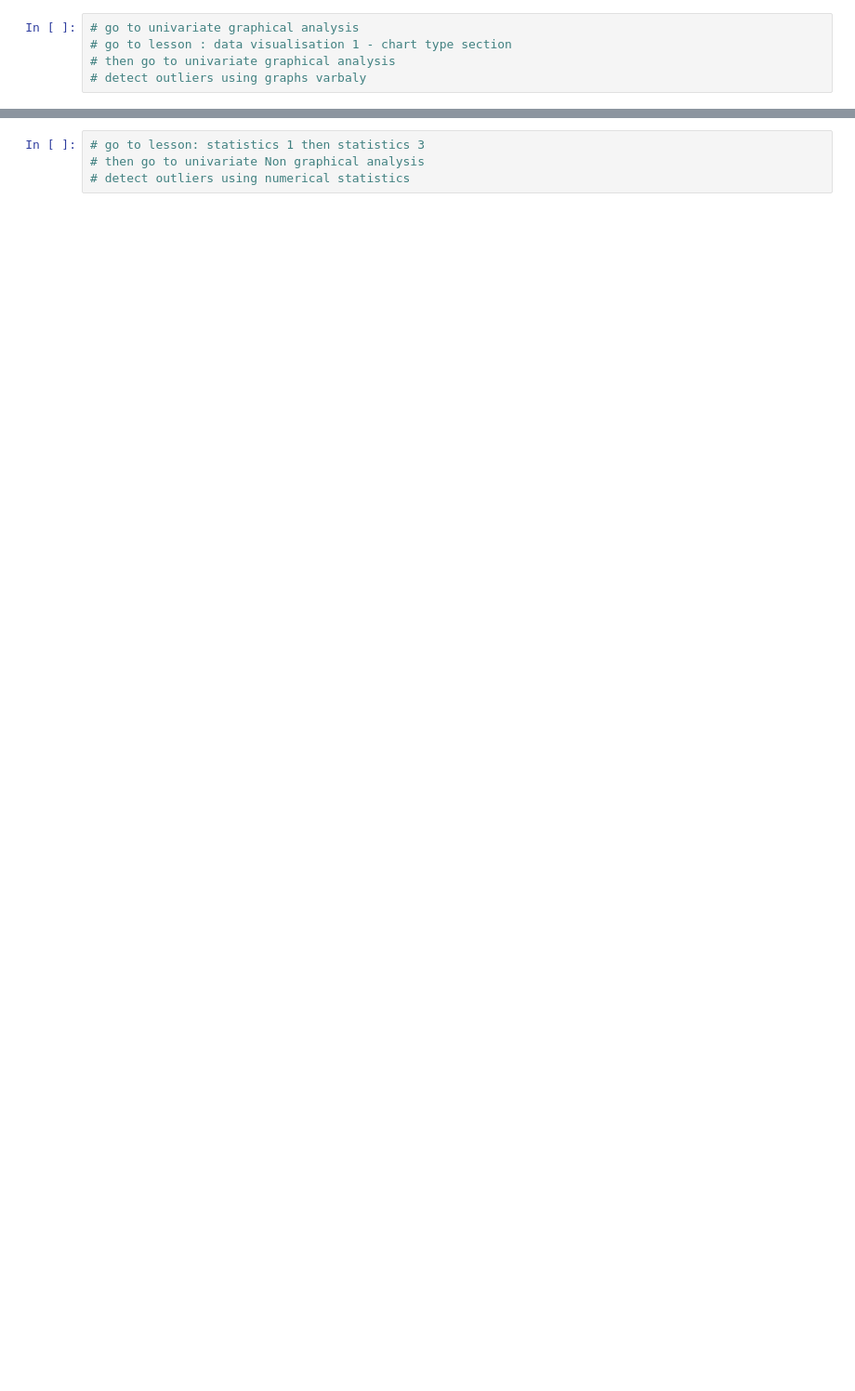
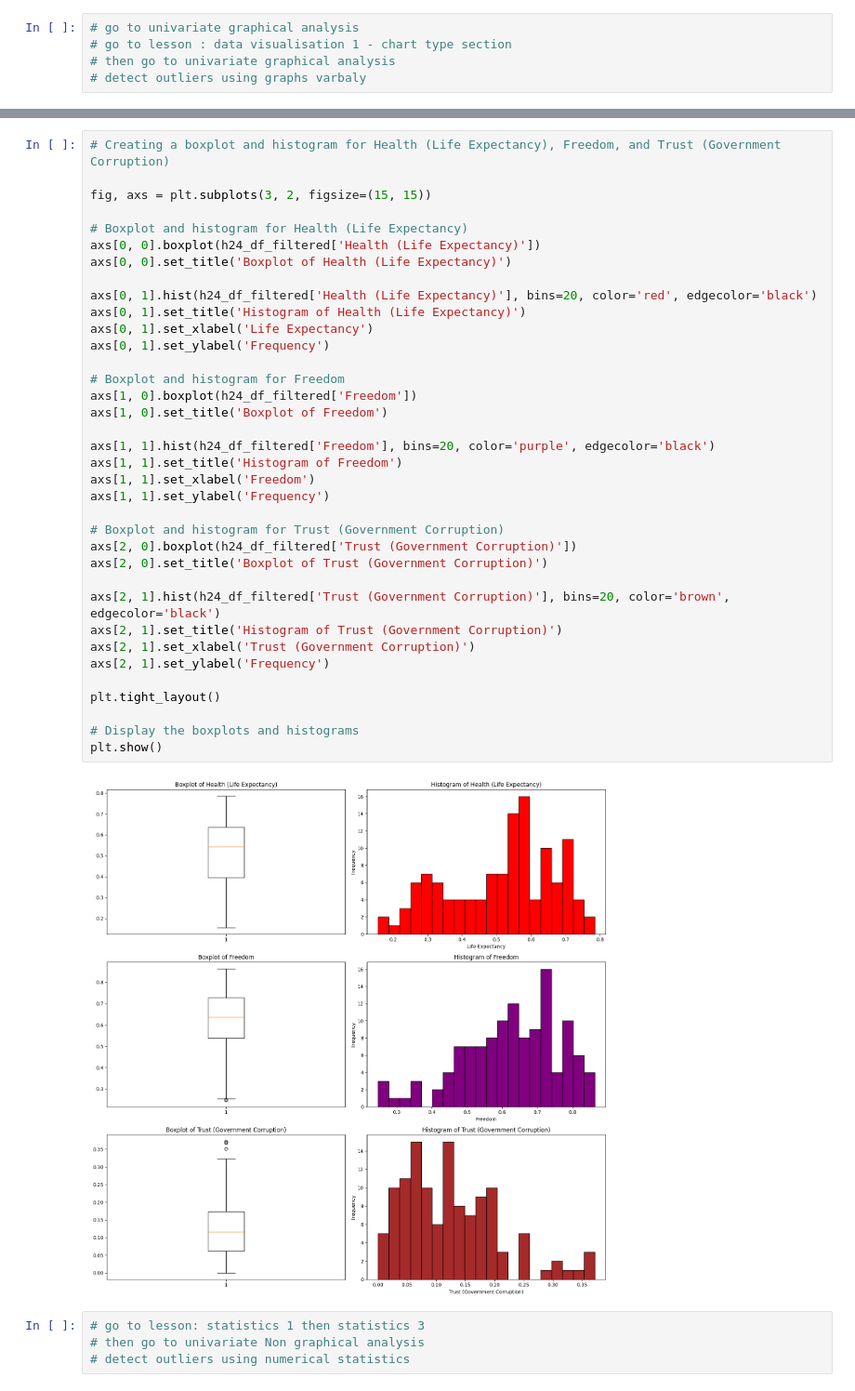
Before and after one commit to fileoy/Usecase-2, a Jupyter notebook: EDA explain template.ipynb, the cells around one changed output, grey strips where cells are left out. Shown at 93% size. Drawn from its saved outputs; the diff is of its cells as text; blank space fills up the shorter version.

```diff
--- a/EDA explain template.ipynb
+++ b/EDA explain template.ipynb
@@ -854,3 +1002,41 @@ We use 3 common visualization methods:
+# %%
+# Creating a boxplot and histogram for Health (Life Expectancy), Freedom, and Trust (Government Corruption)
+
+fig, axs = plt.subplots(3, 2, figsize=(15, 15))
+
+# Boxplot and histogram for Health (Life Expectancy)
+axs[0, 0].boxplot(h24_df_filtered['Health (Life Expectancy)'])
+axs[0, 0].set_title('Boxplot of Health (Life Expectancy)')
+
+axs[0, 1].hist(h24_df_filtered['Health (Life Expectancy)'], bins=20, color='red', edgecolor='black')
+axs[0, 1].set_title('Histogram of Health (Life Expectancy)')
+axs[0, 1].set_xlabel('Life Expectancy')
+axs[0, 1].set_ylabel('Frequency')
+
+# Boxplot and histogram for Freedom
+axs[1, 0].boxplot(h24_df_filtered['Freedom'])
+axs[1, 0].set_title('Boxplot of Freedom')
+
+axs[1, 1].hist(h24_df_filtered['Freedom'], bins=20, color='purple', edgecolor='black')
+axs[1, 1].set_title('Histogram of Freedom')
+axs[1, 1].set_xlabel('Freedom')
+axs[1, 1].set_ylabel('Frequency')
+
+# Boxplot and histogram for Trust (Government Corruption)
+axs[2, 0].boxplot(h24_df_filtered['Trust (Government Corruption)'])
+axs[2, 0].set_title('Boxplot of Trust (Government Corruption)')
+
+axs[2, 1].hist(h24_df_filtered['Trust (Government Corruption)'], bins=20, color='brown', edgecolor='black')
+axs[2, 1].set_title('Histogram of Trust (Government Corruption)')
+axs[2, 1].set_xlabel('Trust (Government Corruption)')
+axs[2, 1].set_ylabel('Frequency')
+
+plt.tight_layout()
+
+# Display the boxplots and histograms
+plt.show()
+# %% [output]
+[figure, added]
 # %%
 # go to lesson: statistics 1 then statistics 3
 # then go to univariate Non graphical analysis
```
Also changed, not shown: parts of 42 cells of this notebook.
